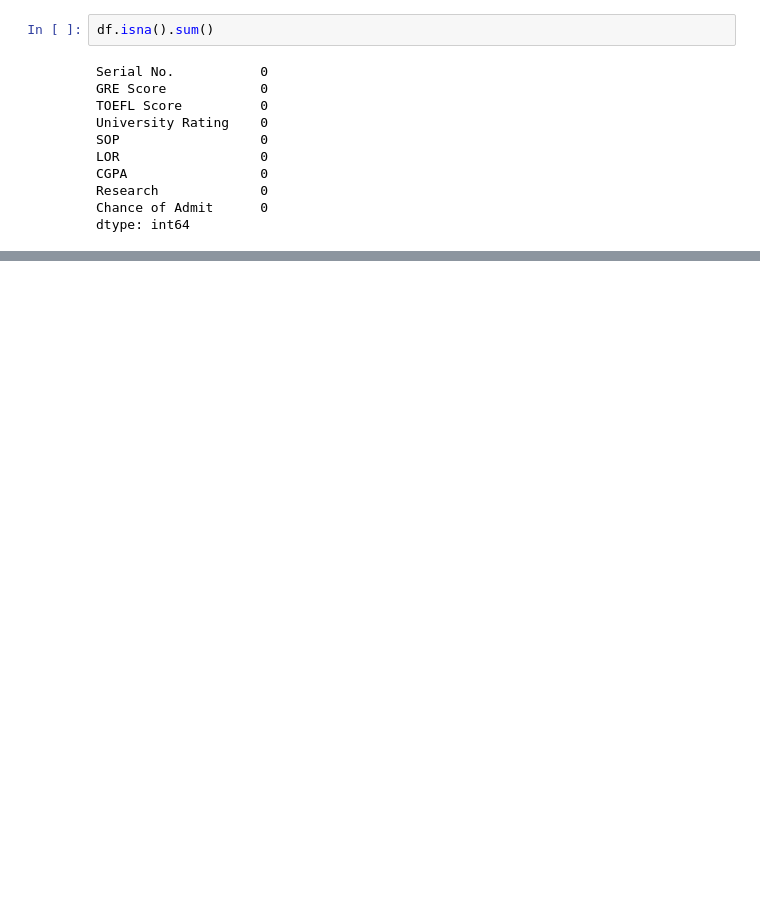
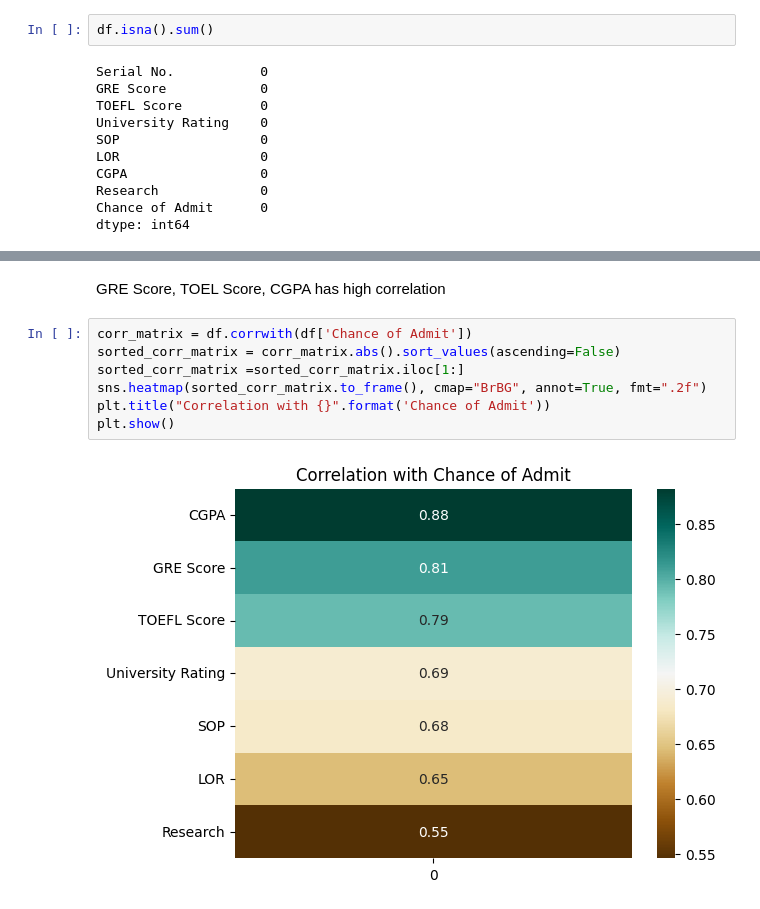
Before and after one commit to jdeepanshu/chanceadmission, a Jupyter notebook: Jamboree_Case_Study.ipynb, the cells around one changed output, grey strips where cells are left out. Saved outputs shown, nothing was run; the diff lists cells and outputs as text; blank space fills up the shorter version.

```diff
--- a/Jamboree_Case_Study.ipynb
+++ b/Jamboree_Case_Study.ipynb
@@ -111,0 +171,11 @@ for item in cols:
+# %% [markdown]
+GRE Score, TOEL Score, CGPA has high correlation
+# %%
+corr_matrix = df.corrwith(df['Chance of Admit'])
+sorted_corr_matrix = corr_matrix.abs().sort_values(ascending=False)
+sorted_corr_matrix =sorted_corr_matrix.iloc[1:]
+sns.heatmap(sorted_corr_matrix.to_frame(), cmap="BrBG", annot=True, fmt=".2f")
+plt.title("Correlation with {}".format('Chance of Admit'))
+plt.show()
+# %% [output]
+[figure, added]
```
Also changed, not shown: parts of 84 cells of this notebook.
